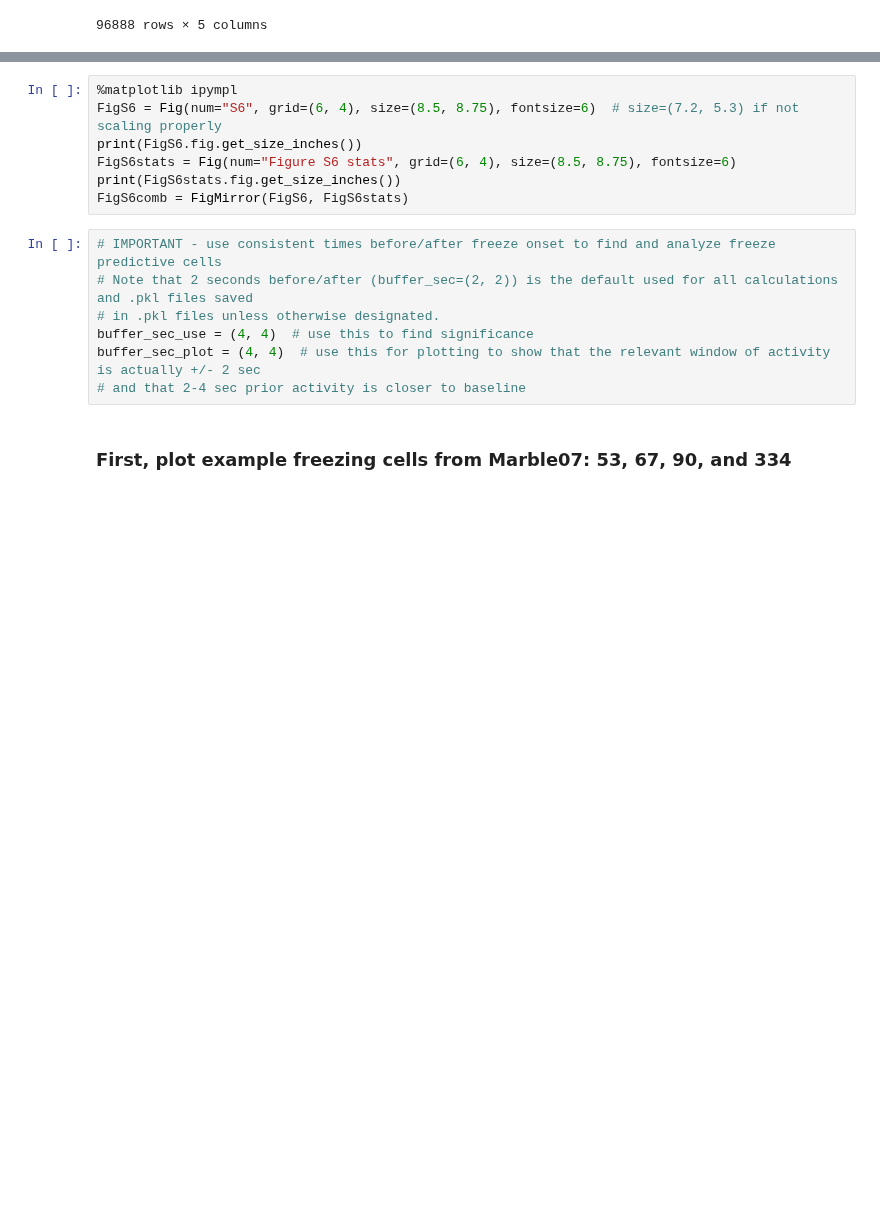
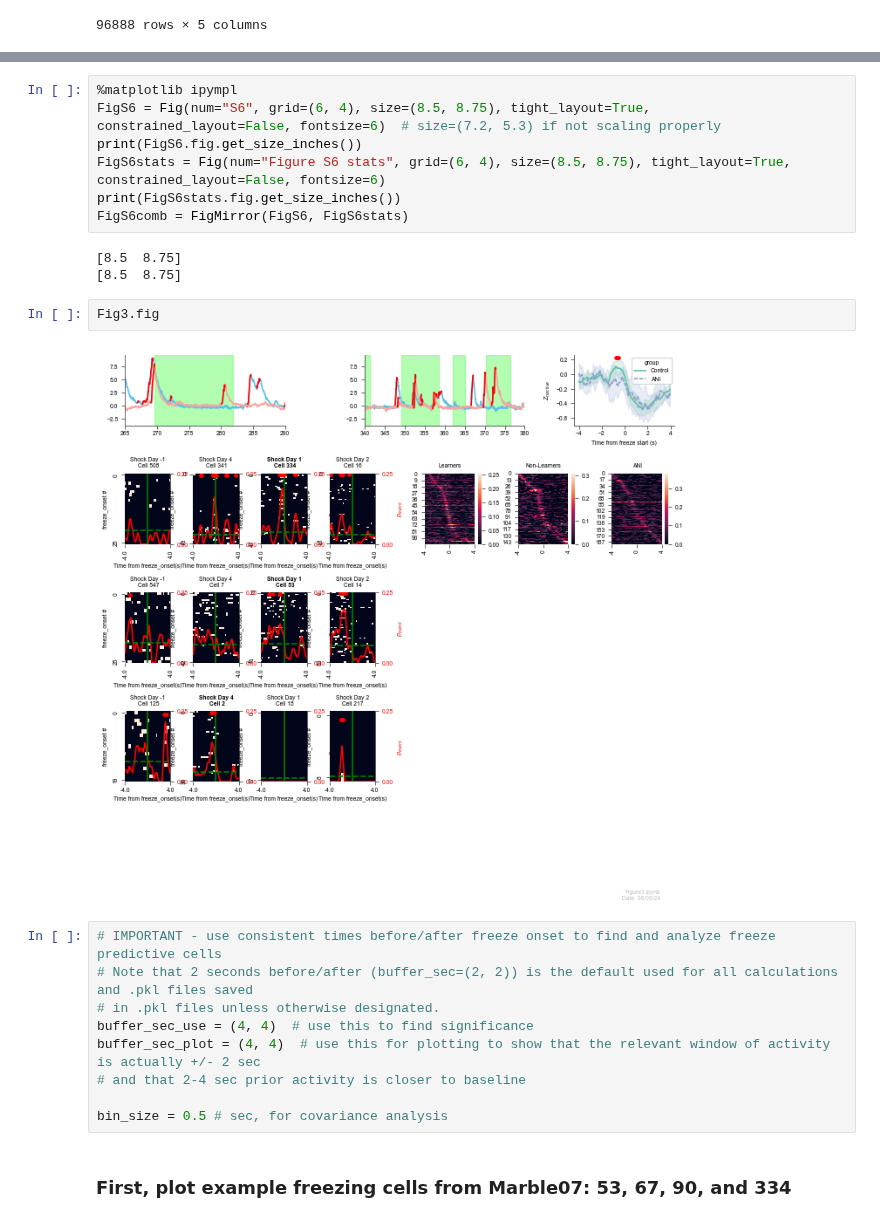
Before and after one commit to nkinsky/Eraser, a Jupyter notebook: Notebooks/Figure3.ipynb, the cells around one changed output, grey strips where cells are left out. Saved outputs shown, nothing was run; the diff lists cells and outputs as text; blank space fills up the shorter version.

```diff
--- a/Notebooks/Figure3.ipynb
+++ b/Notebooks/Figure3.ipynb
@@ -114,10 +119,17 @@ Fig3comb = FigMirror(Fig3, Fig3stats)
 # %%
 %matplotlib ipympl
-FigS6 = Fig(num="S6", grid=(6, 4), size=(8.5, 8.75), fontsize=6)  # size=(7.2, 5.3) if not scaling properly
+FigS6 = Fig(num="S6", grid=(6, 4), size=(8.5, 8.75), tight_layout=True, constrained_layout=False, fontsize=6)  # size=(7.2, 5.3) if not scaling properly
 print(FigS6.fig.get_size_inches())
-FigS6stats = Fig(num="Figure S6 stats", grid=(6, 4), size=(8.5, 8.75), fontsize=6)
+FigS6stats = Fig(num="Figure S6 stats", grid=(6, 4), size=(8.5, 8.75), tight_layout=True, constrained_layout=False, fontsize=6)
 print(FigS6stats.fig.get_size_inches())
 FigS6comb = FigMirror(FigS6, FigS6stats)
+# %% [output]
+[8.5  8.75]
+[8.5  8.75]
+# %%
+Fig3.fig
+# %% [output]
+[figure, added]
 # %%
 # IMPORTANT - use consistent times before/after freeze onset to find and analyze freeze predictive cells
 # Note that 2 seconds before/after (buffer_sec=(2, 2)) is the default used for all calculations and .pkl files saved
@@ -125,6 +137,8 @@ FigS6comb = FigMirror(FigS6, FigS6stats)
 buffer_sec_use = (4, 4)  # use this to find significance
 buffer_sec_plot = (4, 4)  # use this for plotting to show that the relevant window of activity is actually +/- 2 sec
 # and that 2-4 sec prior activity is closer to baseline
+
+bin_size = 0.5 # sec, for covariance analysis
 # %% [markdown]
 ### First, plot example freezing cells from Marble07: 53, 67, 90, and 334
 # %%
```
Also changed, not shown: parts of 81 cells of this notebook.
